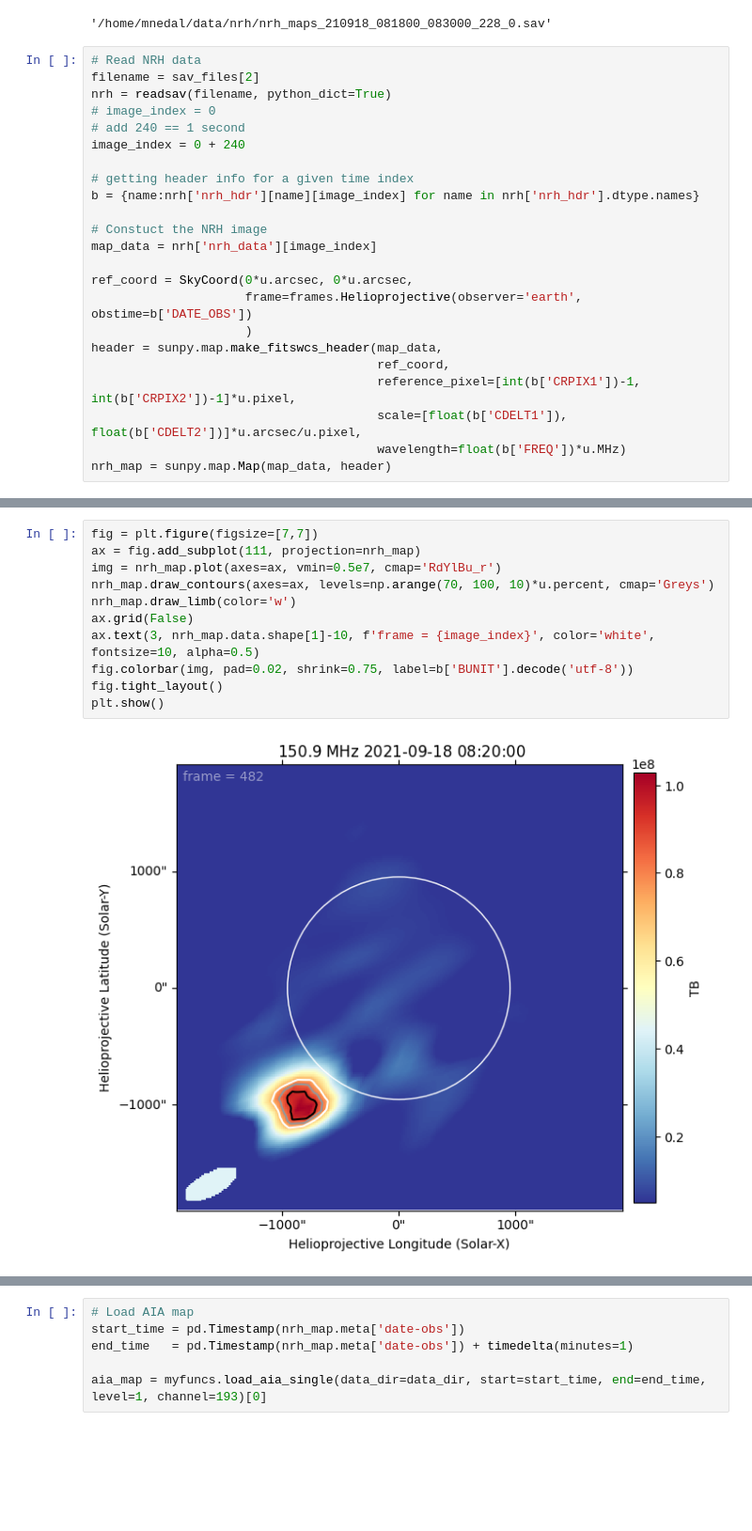
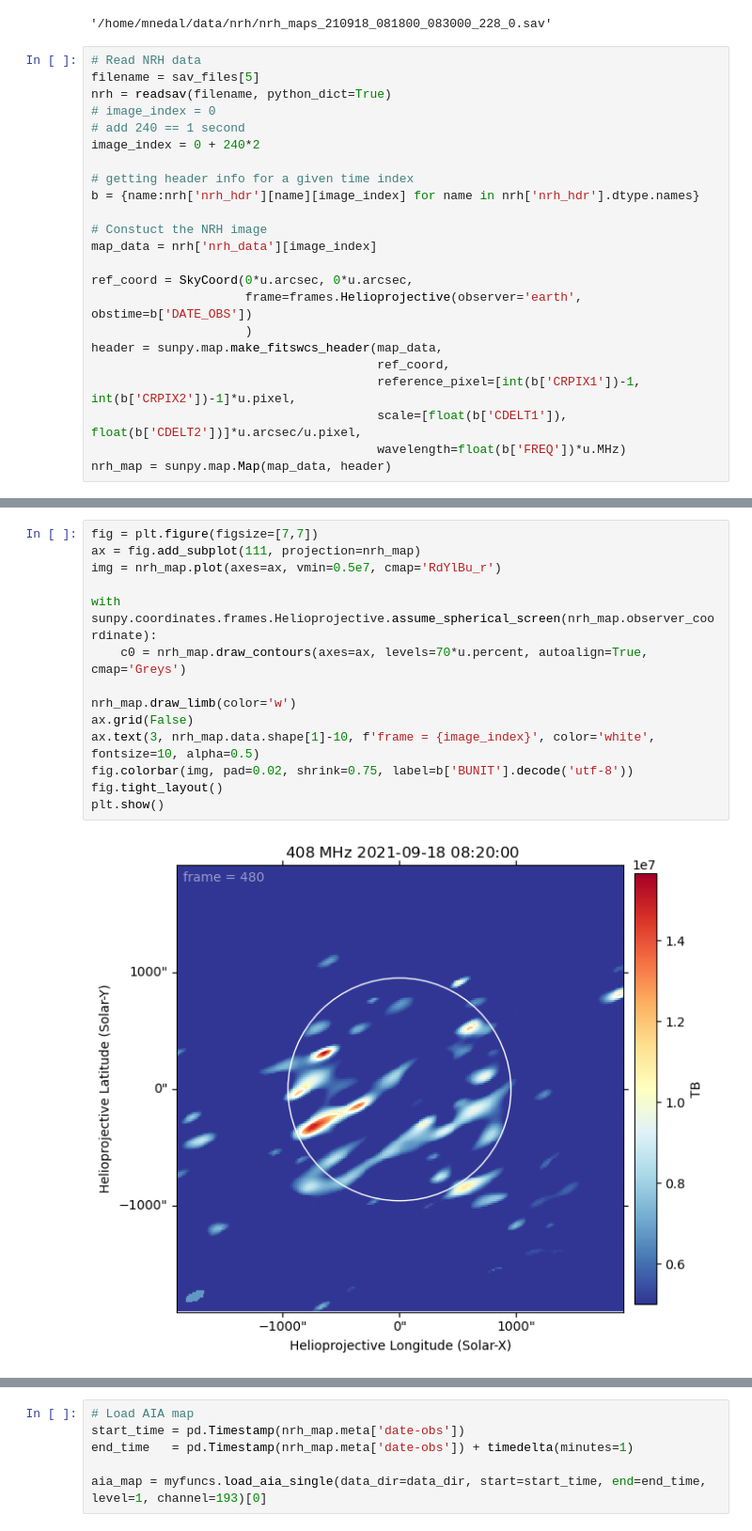
Before and after one commit to MohamedNedal/dias_work, a Jupyter notebook: plot_nrh_image.ipynb, the cells around one changed output, grey strips where cells are left out. Shown at 94% size. Drawn from its saved outputs; the diff is of its cells as text; blank space fills up the shorter version.

```diff
--- a/plot_nrh_image.ipynb
+++ b/plot_nrh_image.ipynb
@@ -68,11 +79,11 @@ sav_files[2]
 '/home/mnedal/data/nrh/nrh_maps_210918_081800_083000_228_0.sav'
 # %%
 # Read NRH data
-filename = sav_files[2]
+filename = sav_files[5]
 nrh = readsav(filename, python_dict=True)
 # image_index = 0
 # add 240 == 1 second
-image_index = 0 + 240
+image_index = 0 + 240*2
 
 # getting header info for a given time index
 b = {name:nrh['nrh_hdr'][name][image_index] for name in nrh['nrh_hdr'].dtype.names}
@@ -105,13 +116,16 @@ plt.show()
 # %%
 fig = plt.figure(figsize=[7,7])
 ax = fig.add_subplot(111, projection=nrh_map)
 img = nrh_map.plot(axes=ax, vmin=0.5e7, cmap='RdYlBu_r')
-nrh_map.draw_contours(axes=ax, levels=np.arange(70, 100, 10)*u.percent, cmap='Greys')
+
+with sunpy.coordinates.frames.Helioprojective.assume_spherical_screen(nrh_map.observer_coordinate):
+    c0 = nrh_map.draw_contours(axes=ax, levels=70*u.percent, autoalign=True, cmap='Greys')
+
 nrh_map.draw_limb(color='w')
 ax.grid(False)
 ax.text(3, nrh_map.data.shape[1]-10, f'frame = {image_index}', color='white', fontsize=10, alpha=0.5)
 fig.colorbar(img, pad=0.02, shrink=0.75, label=b['BUNIT'].decode('utf-8'))
 fig.tight_layout()
 plt.show()
 # %% [output]
-[figure, old version]
+[figure, new version]
```
Also changed, not shown: parts of 41 cells of this notebook, 12 other files.
